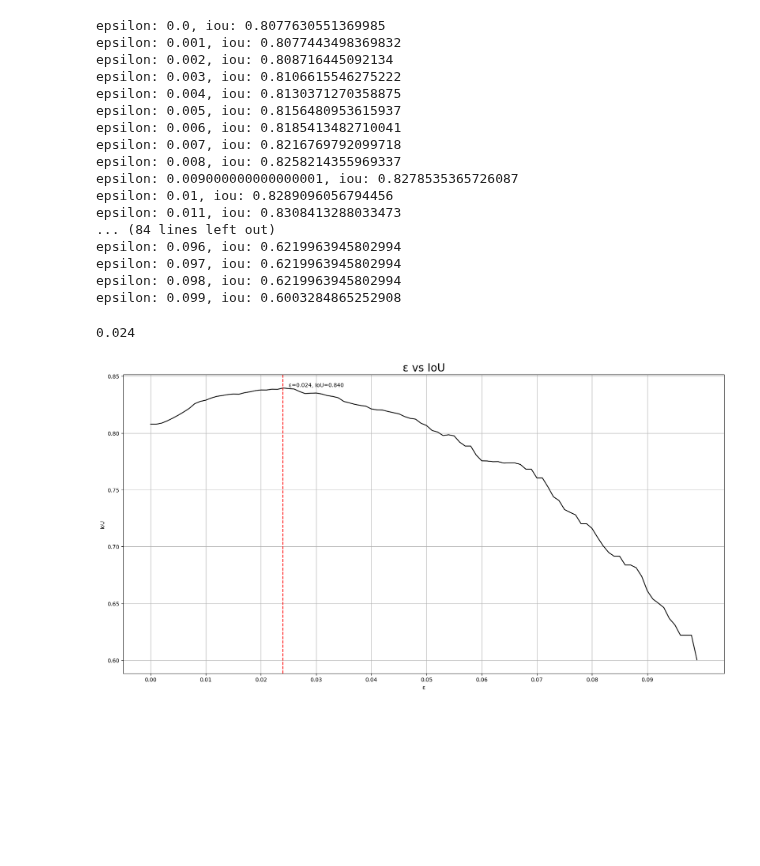
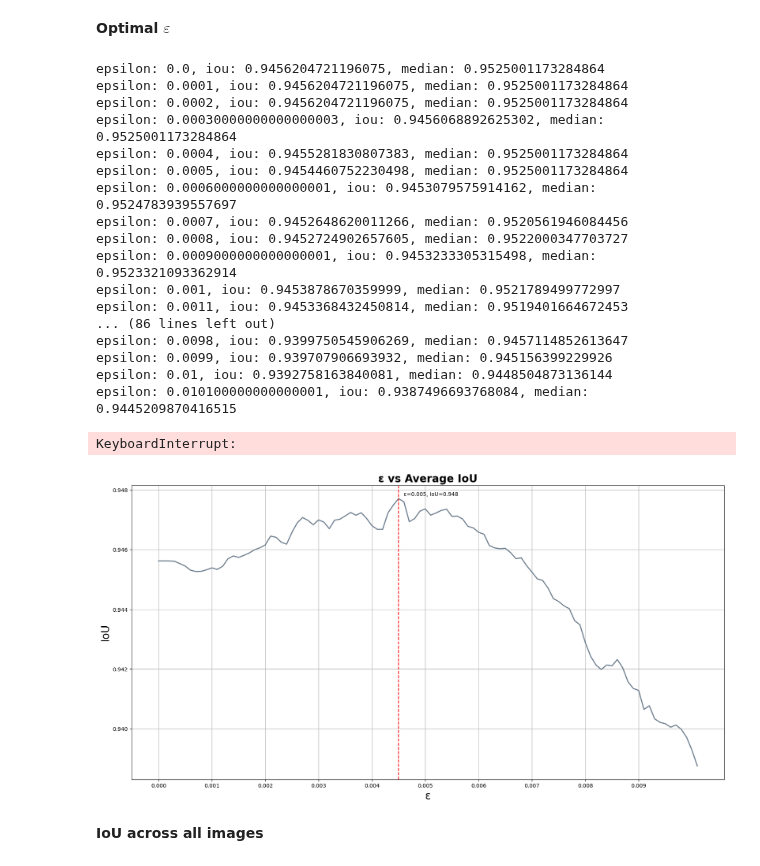
Before and after one commit to matthewkenely/mask-to-annotation, a Jupyter notebook: Evaluation.ipynb, the cells around one changed output. Cells and saved outputs as stored; diff of their text form; code cells hidden in the pictures; blank space fills up the shorter version.

Commit message:
- Found optimal epsilon - Showing IoU per image

```diff
--- a/Evaluation.ipynb
+++ b/Evaluation.ipynb
@@ -50,3 +41,8 @@ annotation = coco.annotate((0, 'book', mask, project_name, 'ac', coco_output_dir
+# %%
+annotation = cv2.imread('COTSDataset/Part 2 - Multiple Objects/academic_book_no/masks/ac_3_colour_mask_7_mask.png')
+annotation = cv2.cvtColor(annotation, cv2.COLOR_BGR2RGB)
+annotation = coco.annotate((0, 0, annotation, project_name, 0, coco_output_dir),
+                        do_display=False, do_save=False, do_print=False, annotation_color=coco_color, epsilon=0)
 # %%
 def iou(annotation):
     gt = annotation['image'][:, :, 0] > 0
@@ -64,13 +71,18 @@ iou(annotation)
+# %% [markdown]
+**Optimal $ε$**
 # %%
 image_id = 0
 
 iou_sum = 0
 count = 0
 
-epsilon_tests = np.arange(0, 0.1, 0.001)
+epsilon_tests = np.arange(0, 0.05, 0.0001)
 epsilon_results = {}
+medians = []
 
 for epsilon in epsilon_tests:
+    ious = []
+
     for image_paths in os.listdir(part2_multiple_objects):
         mask_paths = os.path.join(part2_multiple_objects, image_paths, "masks")
         category = image_paths
@@ -84,29 +96,35 @@ for epsilon in epsilon_tests:
             iou_sum += iou(annotation)
             count += 1
 
+            ious.append(iou(annotation))
+
     epsilon_results[epsilon] = iou_sum / count
+    median = np.median(ious)
+    medians.append(median)
+
     iou_sum = 0
     count = 0
 
-    print(f'epsilon: {epsilon}, iou: {epsilon_results[epsilon]}')
+    print(f'epsilon: {epsilon}, iou: {epsilon_results[epsilon]}, median: {median}')
 # %% [output]
-epsilon: 0.0, iou: 0.8077630551369985
-epsilon: 0.001, iou: 0.8077443498369832
-epsilon: 0.002, iou: 0.808716445092134
-epsilon: 0.003, iou: 0.8106615546275222
-epsilon: 0.004, iou: 0.8130371270358875
-epsilon: 0.005, iou: 0.8156480953615937
-epsilon: 0.006, iou: 0.8185413482710041
-epsilon: 0.007, iou: 0.8216769792099718
-epsilon: 0.008, iou: 0.8258214355969337
-epsilon: 0.009000000000000001, iou: 0.8278535365726087
-epsilon: 0.01, iou: 0.8289096056794456
-epsilon: 0.011, iou: 0.8308413288033473
-... (84 lines left out)
-epsilon: 0.096, iou: 0.6219963945802994
-epsilon: 0.097, iou: 0.6219963945802994
-epsilon: 0.098, iou: 0.6219963945802994
-epsilon: 0.099, iou: 0.6003284865252908
+epsilon: 0.0, iou: 0.9456204721196075, median: 0.9525001173284864
+epsilon: 0.0001, iou: 0.9456204721196075, median: 0.9525001173284864
+epsilon: 0.0002, iou: 0.9456204721196075, median: 0.9525001173284864
+epsilon: 0.00030000000000000003, iou: 0.9456068892625302, median: 0.9525001173284864
+epsilon: 0.0004, iou: 0.9455281830807383, median: 0.9525001173284864
+epsilon: 0.0005, iou: 0.9454460752230498, median: 0.9525001173284864
+epsilon: 0.0006000000000000001, iou: 0.9453079575914162, median: 0.9524783939557697
+epsilon: 0.0007, iou: 0.9452648620011266, median: 0.9520561946084456
+epsilon: 0.0008, iou: 0.9452724902657605, median: 0.9522000347703727
+epsilon: 0.0009000000000000001, iou: 0.9453233305315498, median: 0.9523321093362914
+epsilon: 0.001, iou: 0.9453878670359999, median: 0.9521789499772997
+epsilon: 0.0011, iou: 0.9453368432450814, median: 0.9519401664672453
+... (86 lines left out)
+epsilon: 0.0098, iou: 0.9399750545906269, median: 0.9457114852613647
+epsilon: 0.0099, iou: 0.939707906693932, median: 0.945156399229926
+epsilon: 0.01, iou: 0.9392758163840081, median: 0.9448504873136144
+epsilon: 0.010100000000000001, iou: 0.9387496693768084, median: 0.9445209870416515
+KeyboardInterrupt:
 # %%
 # find largest iou
 max_iou = max(epsilon_results.values())
@@ -114,24 +136,24 @@ max_iou_epsilon = [k for k, v in epsilon_results.items() if v == max_iou][0]
-# %%
-max_iou_epsilon
-# %% [output]
-0.024
 # %%
 # plot epsilon results
+plt.rcParams['figure.figsize'] = [20, 10]
 plt.figure()
 # black plot line
-plt.plot(epsilon_results.keys(), epsilon_results.values(), color='k')
+plt.plot(epsilon_results.keys(), epsilon_results.values(), color='slategrey', linewidth=2)
+
 
 # print vertical line where max iou is
 plt.axvline(x=max_iou_epsilon, color='r', linestyle='--')
 
 # print max iou
-plt.text(max_iou_epsilon + 0.001, max_iou + 0.001, f'ε={max_iou_epsilon:.3f}, IoU={max_iou:.3f}')
+plt.text(max_iou_epsilon + 0.0001, max_iou + 0.0001, f'ε={max_iou_epsilon:.3f}, IoU={max_iou:.3f}')
 
-plt.xlabel('ε')
-plt.ylabel('IoU')
-plt.title('ε vs IoU')
-plt.xticks(np.arange(0, 0.1, 0.01))
+plt.xlabel('ε', fontsize=20)
+plt.ylabel('IoU', fontsize=20)
+plt.title('ε vs Average IoU', fontsize=20, fontweight='bold')
+plt.xticks(np.arange(0, 0.01, 0.001))
 plt.grid()
 plt.show()
 # %% [output]
-[figure, old version]
+[figure, new version]
+# %% [markdown]
+**IoU across all images**
```
Also changed, not shown: parts of 10 cells of this notebook, 2 other files.
